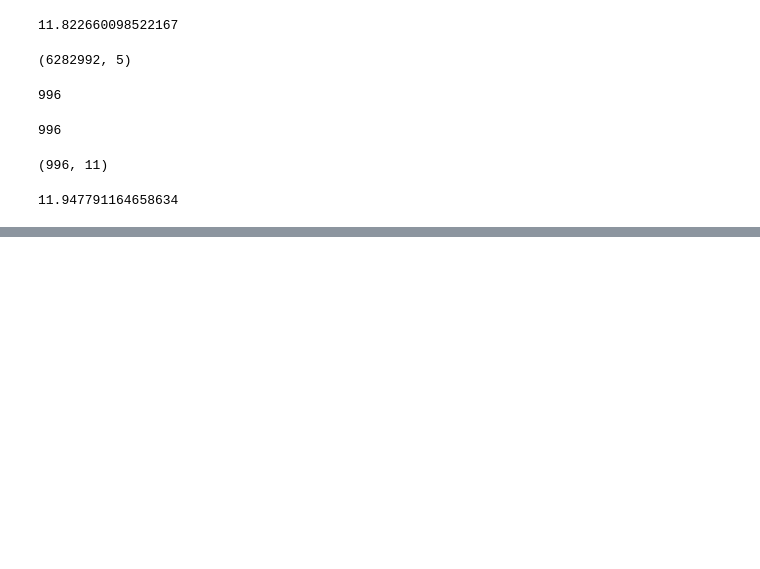
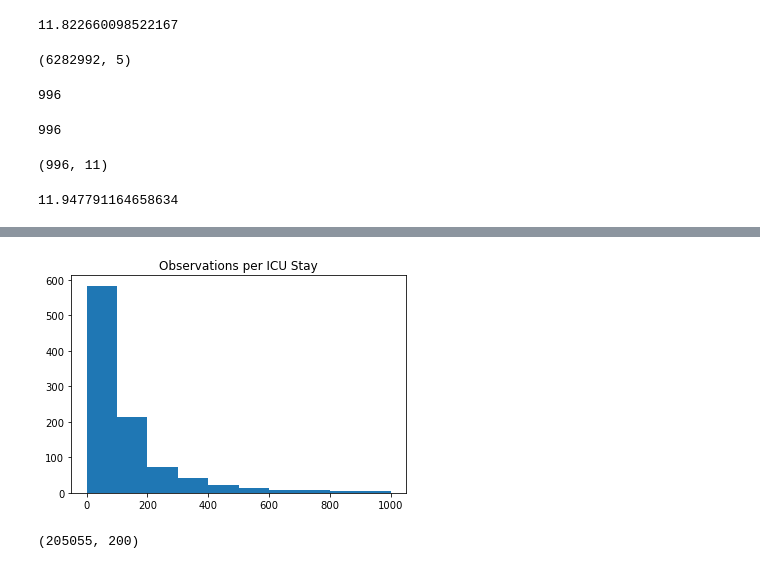
Before and after one commit to rafiparvez/ICUReadmissionPrediction, a Jupyter notebook: notebooks/Data Preparation.ipynb, the cells around one changed output, grey strips where cells are left out. Drawn from its saved outputs; the diff is of its cells as text; code cells hidden in the pictures; blank space fills up the shorter version.

Commit message:
merging charts and admissions

```diff
--- a/notebooks/Data Preparation.ipynb
+++ b/notebooks/Data Preparation.ipynb
@@ -196,0 +222,3 @@ sum(df_new_subset['IsReadmitted'])*100/len(df_new_subset['IsReadmitted'])
+# %%
+df_charts_subset = pd.read_csv('../data/df_charts_subset.csv',low_memory=False,dtype={"itemid": int, "icustay_id": int})
+df_charts_subset['charttime'] = df_charts_subset['charttime'].astype('datetime64[ns]')
@@ -196,0 +229,8 @@ sum(df_new_subset['IsReadmitted'])*100/len(df_new_subset['IsReadmitted'])
+# %%
+df_indexed = df_charts_subset
+df_indexed['valuenum'].fillna(df_indexed['value'],inplace=True)
+df_indexed=df_indexed.drop(['value'],axis=1)
+df_indexed=df_indexed.groupby('icustay_id').apply(lambda x: x.sort_values('charttime'))
+df_indexed=df_indexed.drop(['icustay_id'],axis=1)
+df_indexed['charttime']=df_indexed.groupby(level=['icustay_id'])['charttime'].apply(lambda x: x-x.iloc[0])
+df_indexed = pd.pivot_table(df_indexed, index=['icustay_id', 'charttime'], columns='itemid', values='valuenum',aggfunc='first')
@@ -196,0 +248,10 @@ sum(df_new_subset['IsReadmitted'])*100/len(df_new_subset['IsReadmitted'])
+# %%
+eIdx = df_indexed.index.levels[0];
+# %%
+nobs = [df_indexed.loc[ix].index.shape[0] for ix in eIdx]
+# %%
+plt.hist(nobs,range=(0,1000))
+plt.title("Observations per ICU Stay")
+plt.show()
+# %% [output]
+[figure, added]
@@ -196,0 +260,4 @@ sum(df_new_subset['IsReadmitted'])*100/len(df_new_subset['IsReadmitted'])
+# %%
+X_train.shape
+# %% [output]
+(205055, 200)
```
Also changed, not shown: parts of 14 cells of this notebook, 1 other file.
